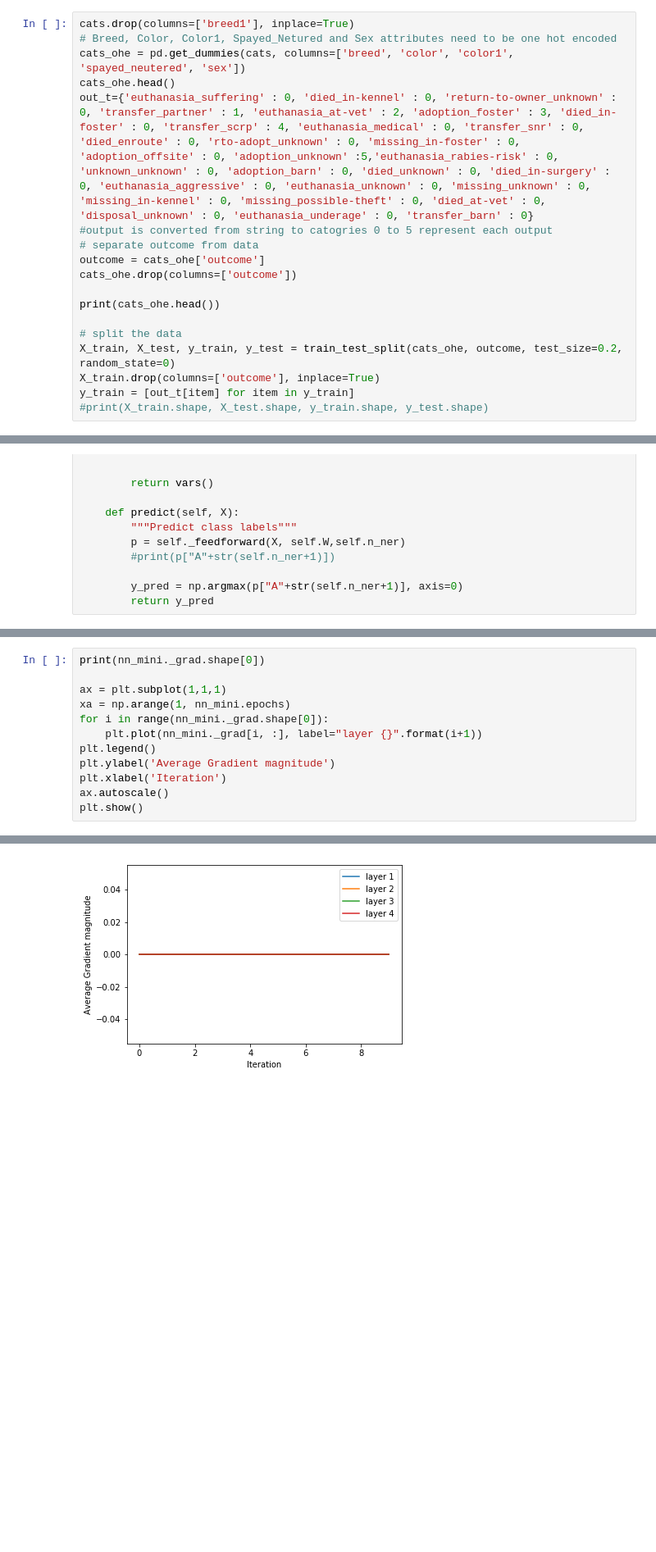
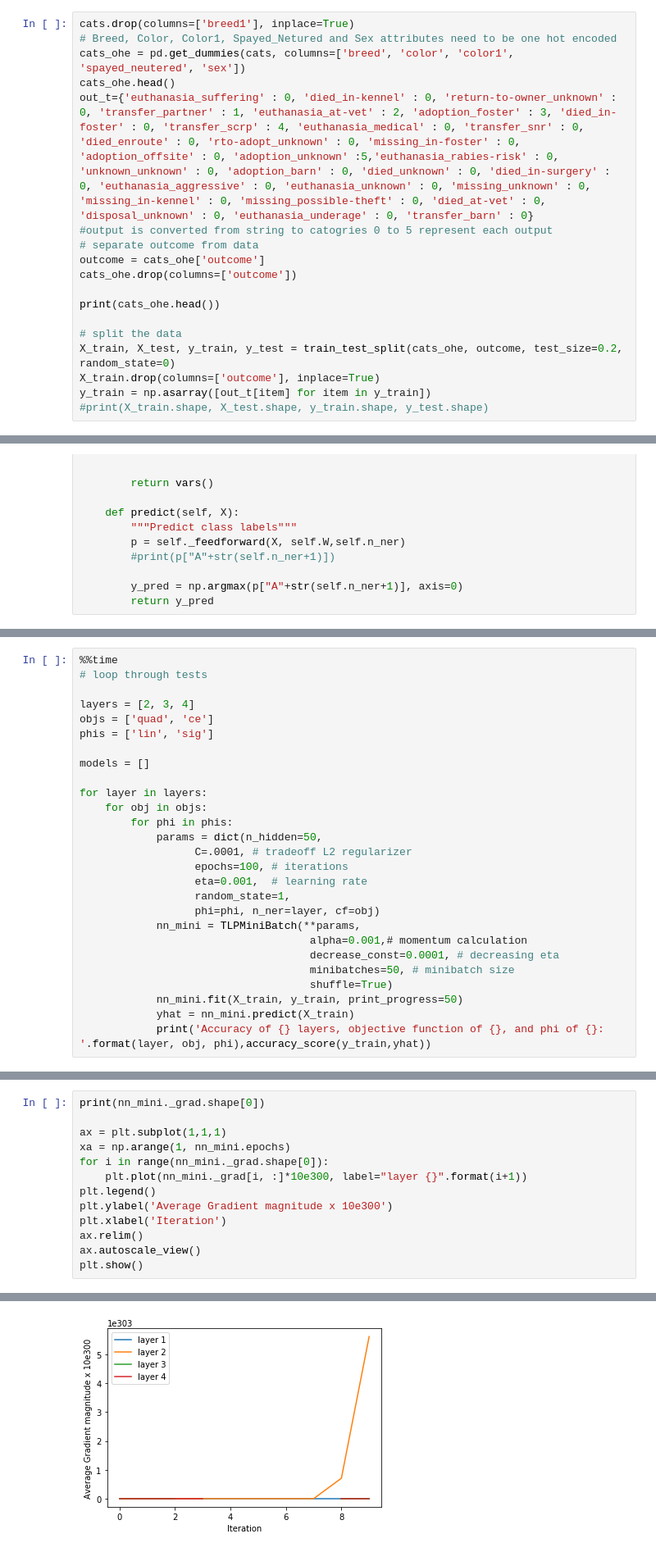
Before and after one commit to wiggs555/cse7324project, a Jupyter notebook: Project4/Project4_GradiantVisual.ipynb, the cells around one changed output, grey strips where cells are left out. Shown at 82% size. Saved outputs shown, nothing was run; the diff lists cells and outputs as text; blank space fills up the shorter version.

```diff
--- a/Project4/Project4_GradiantVisual.ipynb
+++ b/Project4/Project4_GradiantVisual.ipynb
@@ -184,7 +184,7 @@ print(cats_ohe.head())
 # split the data
 X_train, X_test, y_train, y_test = train_test_split(cats_ohe, outcome, test_size=0.2, random_state=0)
 X_train.drop(columns=['outcome'], inplace=True)
-y_train = [out_t[item] for item in y_train]
+y_train = np.asarray([out_t[item] for item in y_train])
 #print(X_train.shape, X_test.shape, y_train.shape, y_test.shape)
 # %% [output]
     age  dob_month  dob_day  dob_dayofweek  month  day  dayofweek  hour  \
@@ -550,0 +549,27 @@ Wall time: 3.97 s
+# %%
+%%time
+# loop through tests
+
+layers = [2, 3, 4]
+objs = ['quad', 'ce']
+phis = ['lin', 'sig']
+
+models = []
+
+for layer in layers:
+    for obj in objs:
+        for phi in phis:
+            params = dict(n_hidden=50,
+                  C=.0001, # tradeoff L2 regularizer
+                  epochs=100, # iterations
+                  eta=0.001,  # learning rate
+                  random_state=1,
+                  phi=phi, n_ner=layer, cf=obj)
+            nn_mini = TLPMiniBatch(**params,
+                                    alpha=0.001,# momentum calculation
+                                    decrease_const=0.0001, # decreasing eta
+                                    minibatches=50, # minibatch size
+                                    shuffle=True)
+            nn_mini.fit(X_train, y_train, print_progress=50)
+            yhat = nn_mini.predict(X_train)
+            print('Accuracy of {} layers, objective function of {}, and phi of {}: '.format(layer, obj, phi),accuracy_score(y_train,yhat))
@@ -551,18 +578,19 @@ Wall time: 3.97 s
 # %%
 print(nn_mini._grad.shape[0])
 
 ax = plt.subplot(1,1,1)
 xa = np.arange(1, nn_mini.epochs)
 for i in range(nn_mini._grad.shape[0]):
-    plt.plot(nn_mini._grad[i, :], label="layer {}".format(i+1))
+    plt.plot(nn_mini._grad[i, :]*10e300, label="layer {}".format(i+1))
 plt.legend()
-plt.ylabel('Average Gradient magnitude')
+plt.ylabel('Average Gradient magnitude x 10e300')
 plt.xlabel('Iteration')
-ax.autoscale()
+ax.relim()
+ax.autoscale_view()
 plt.show()
 # %% [output]
 4
-[figure, old version]
+[figure, new version]
 # %%
 # lets load up the handwritten digit dataset
 from sklearn.datasets import load_digits
```
Also changed, not shown: parts of 15 cells of this notebook.
